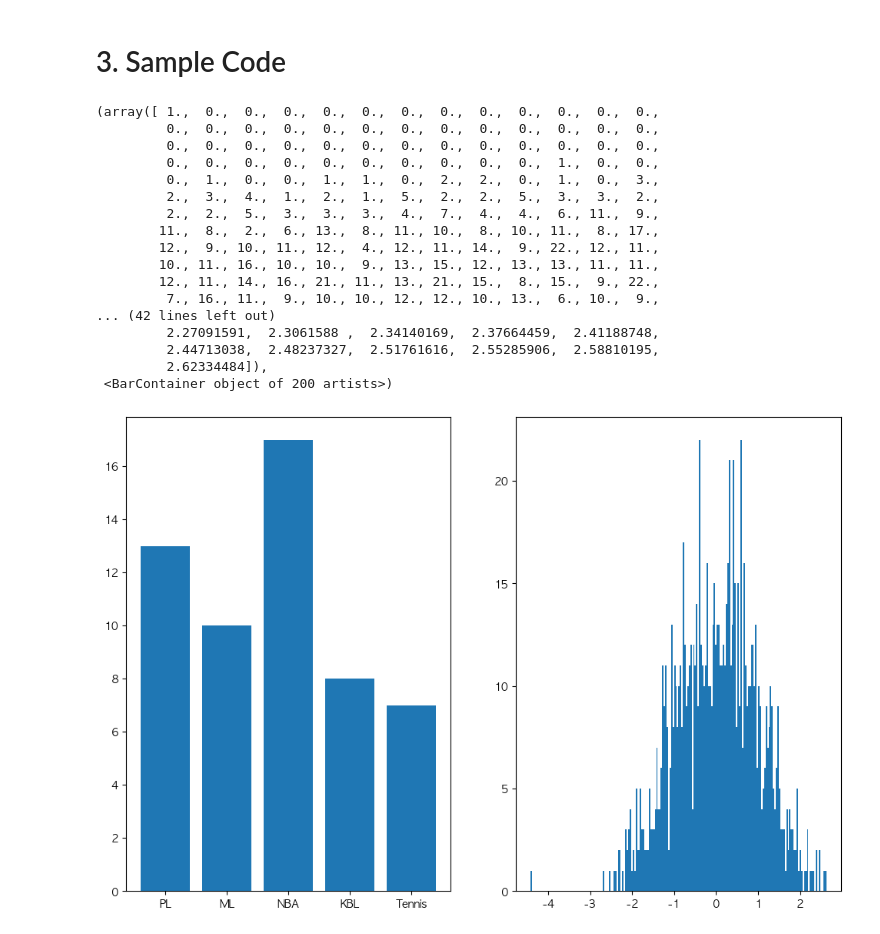
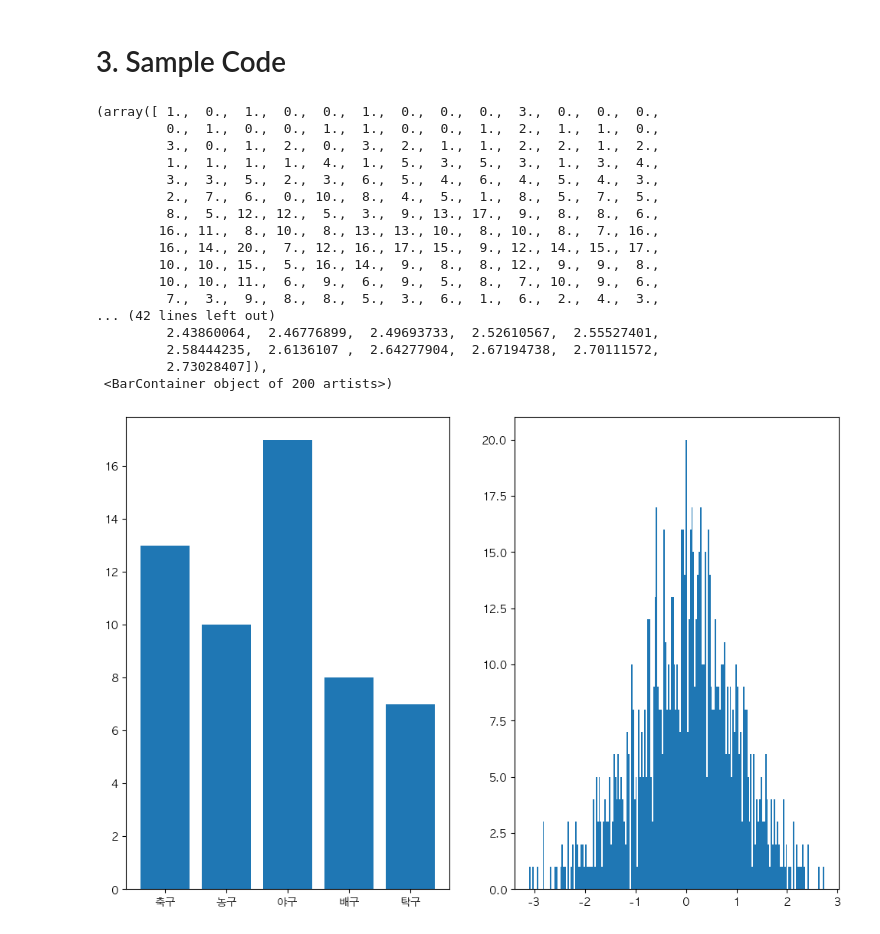
Before and after one commit to garlicvread/AI_programming_review, a Jupyter notebook: 006.Bar_and_histogram.ipynb, the cells around one changed output. Saved outputs shown, nothing was run; the diff lists cells and outputs as text; code cells hidden in the pictures.

```diff
--- a/006.Bar_and_histogram.ipynb
+++ b/006.Bar_and_histogram.ipynb
@@ -68,34 +68,34 @@ ax.hist(data, bins = 50)  # bins = number of bars to display the histogram
 # 3. Sample Code
 # %%
 # Data set
-x = np.array(["PL", "ML", "NBA", "KBL", "Tennis"])
+x = np.array(["축구", "농구", "야구", "배구", "탁구"])
 y = np.array([13, 10, 17, 8, 7])
 z = np.random.randn(1000)
 np.random.seed(20221206)
 
 fig, axes = plt.subplots(1, 2, figsize=(12, 8))
 
 # Bar graph
 axes[0].bar(x, y)
 
 # Histogram
 axes[1].hist(z, bins = 200)
 # %% [output]
-(array([ 1.,  0.,  0.,  0.,  0.,  0.,  0.,  0.,  0.,  0.,  0.,  0.,  0.,
-         0.,  0.,  0.,  0.,  0.,  0.,  0.,  0.,  0.,  0.,  0.,  0.,  0.,
-         0.,  0.,  0.,  0.,  0.,  0.,  0.,  0.,  0.,  0.,  0.,  0.,  0.,
-         0.,  0.,  0.,  0.,  0.,  0.,  0.,  0.,  0.,  0.,  1.,  0.,  0.,
-         0.,  1.,  0.,  0.,  1.,  1.,  0.,  2.,  2.,  0.,  1.,  0.,  3.,
-         2.,  3.,  4.,  1.,  2.,  1.,  5.,  2.,  2.,  5.,  3.,  3.,  2.,
-         2.,  2.,  5.,  3.,  3.,  3.,  4.,  7.,  4.,  4.,  6., 11.,  9.,
-        11.,  8.,  2.,  6., 13.,  8., 11., 10.,  8., 10., 11.,  8., 17.,
-        12.,  9., 10., 11., 12.,  4., 12., 11., 14.,  9., 22., 12., 11.,
-        10., 11., 16., 10., 10.,  9., 13., 15., 12., 13., 13., 11., 11.,
-        12., 11., 14., 16., 21., 11., 13., 21., 15.,  8., 15.,  9., 22.,
-         7., 16., 11.,  9., 10., 10., 12., 12., 10., 13.,  6., 10.,  9.,
+(array([ 1.,  0.,  1.,  0.,  0.,  1.,  0.,  0.,  0.,  3.,  0.,  0.,  0.,
+         0.,  1.,  0.,  0.,  1.,  1.,  0.,  0.,  1.,  2.,  1.,  1.,  0.,
+         3.,  0.,  1.,  2.,  0.,  3.,  2.,  1.,  1.,  2.,  2.,  1.,  2.,
+         1.,  1.,  1.,  1.,  4.,  1.,  5.,  3.,  5.,  3.,  1.,  3.,  4.,
+         3.,  3.,  5.,  2.,  3.,  6.,  5.,  4.,  6.,  4.,  5.,  4.,  3.,
+         2.,  7.,  6.,  0., 10.,  8.,  4.,  5.,  1.,  8.,  5.,  7.,  5.,
+         8.,  5., 12., 12.,  5.,  3.,  9., 13., 17.,  9.,  8.,  8.,  6.,
+        16., 11.,  8., 10.,  8., 13., 13., 10.,  8., 10.,  8.,  7., 16.,
+        16., 14., 20.,  7., 12., 16., 17., 15.,  9., 12., 14., 15., 17.,
+        10., 10., 15.,  5., 16., 14.,  9.,  8.,  8., 12.,  9.,  9.,  8.,
+        10., 10., 11.,  6.,  9.,  6.,  9.,  5.,  8.,  7., 10.,  9.,  6.,
+         7.,  3.,  9.,  8.,  8.,  5.,  3.,  6.,  1.,  6.,  2.,  4.,  3.,
 ... (42 lines left out)
-         2.27091591,  2.3061588 ,  2.34140169,  2.37664459,  2.41188748,
-         2.44713038,  2.48237327,  2.51761616,  2.55285906,  2.58810195,
-         2.62334484]),
+         2.43860064,  2.46776899,  2.49693733,  2.52610567,  2.55527401,
+         2.58444235,  2.6136107 ,  2.64277904,  2.67194738,  2.70111572,
+         2.73028407]),
  <BarContainer object of 200 artists>)
-[figure, old version]
+[figure, new version]
```
